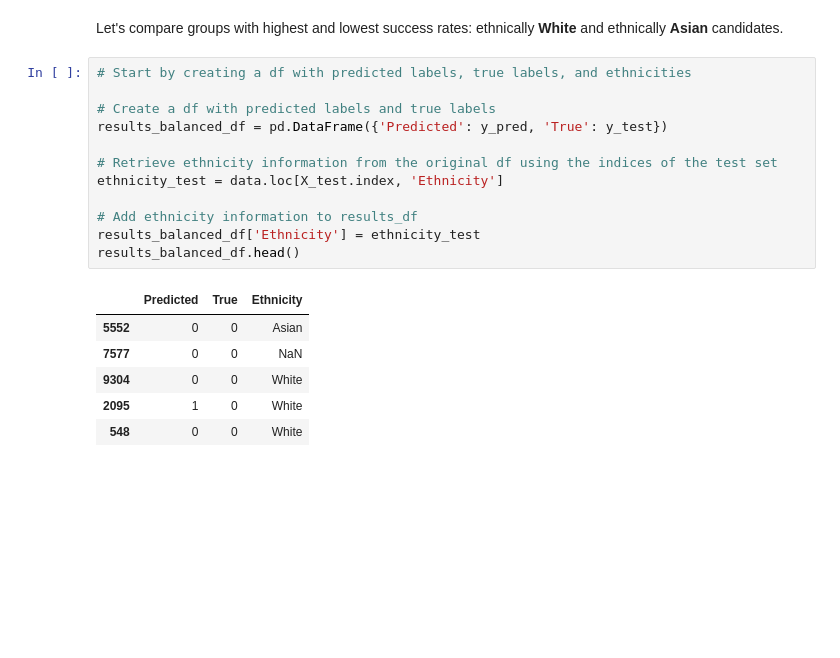
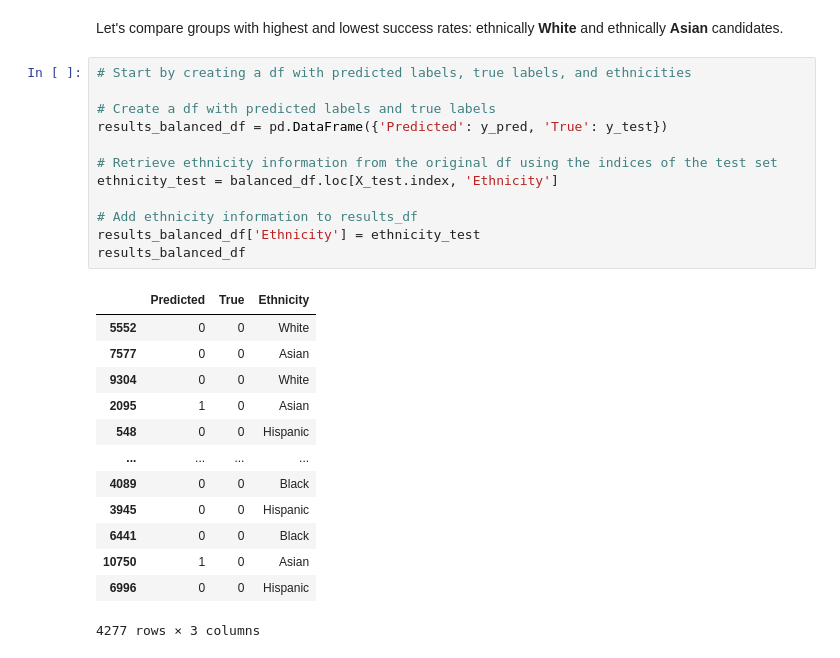
Before and after one commit to brandochouthi/BrandoChouthi-HolisticAI-Assessment, a Jupyter notebook: AssessmentHAI.ipynb, the cells around one changed output. Saved outputs shown, nothing was run; the diff lists cells and outputs as text; blank space fills up the shorter version.

```diff
--- a/AssessmentHAI.ipynb
+++ b/AssessmentHAI.ipynb
@@ -268,22 +268,29 @@ Let's compare groups with highest and lowest success rates: ethnically **White**
 # %%
 # Start by creating a df with predicted labels, true labels, and ethnicities
 
 # Create a df with predicted labels and true labels
 results_balanced_df = pd.DataFrame({'Predicted': y_pred, 'True': y_test})
 
 # Retrieve ethnicity information from the original df using the indices of the test set
-ethnicity_test = data.loc[X_test.index, 'Ethnicity']
+ethnicity_test = balanced_df.loc[X_test.index, 'Ethnicity']
 
 # Add ethnicity information to results_df
 results_balanced_df['Ethnicity'] = ethnicity_test
-results_balanced_df.head()
+results_balanced_df
 # %% [output]
 |  | Predicted | True | Ethnicity |
-| 5552 | 0 | 0 | Asian |
-| 7577 | 0 | 0 | NaN |
+| 5552 | 0 | 0 | White |
+| 7577 | 0 | 0 | Asian |
 | 9304 | 0 | 0 | White |
-| 2095 | 1 | 0 | White |
-| 548 | 0 | 0 | White |
+| 2095 | 1 | 0 | Asian |
+| 548 | 0 | 0 | Hispanic |
+| ... | ... | ... | ... |
+| 4089 | 0 | 0 | Black |
+| 3945 | 0 | 0 | Hispanic |
+| 6441 | 0 | 0 | Black |
+| 10750 | 1 | 0 | Asian |
+| 6996 | 0 | 0 | Hispanic |
+4277 rows × 3 columns
 # %%
 # Create a function to calculate metrics for each ethnic group
 def group_metrics(group_name):
```
Also changed, not shown: parts of 2 cells of this notebook.
